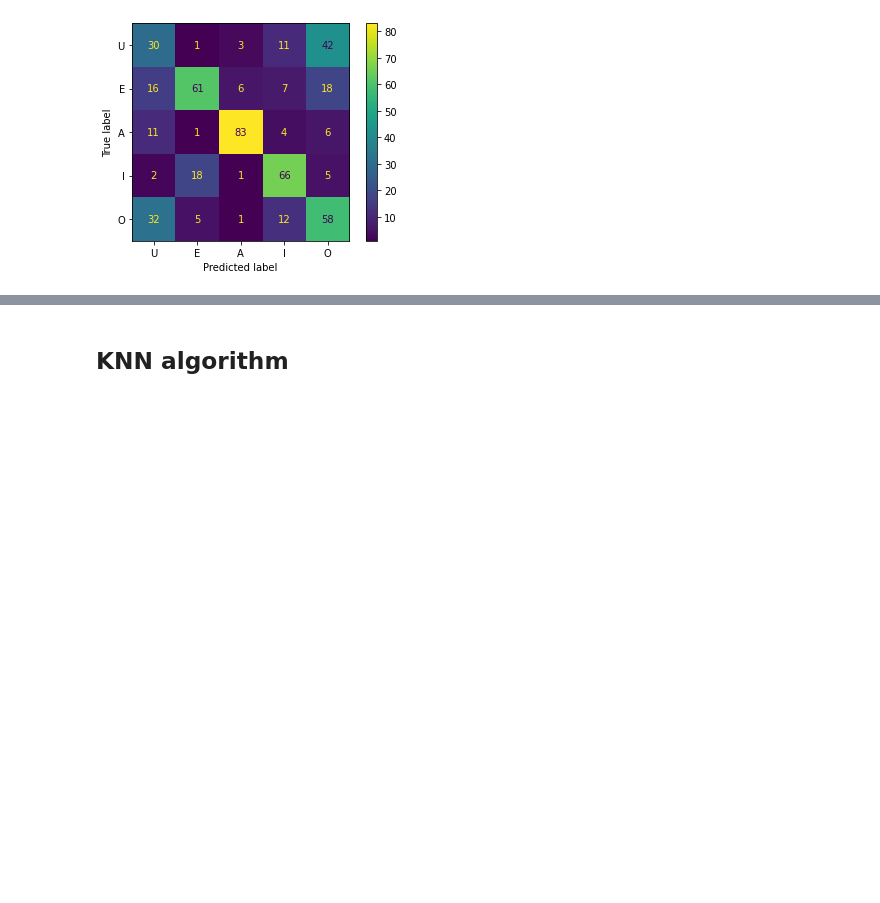
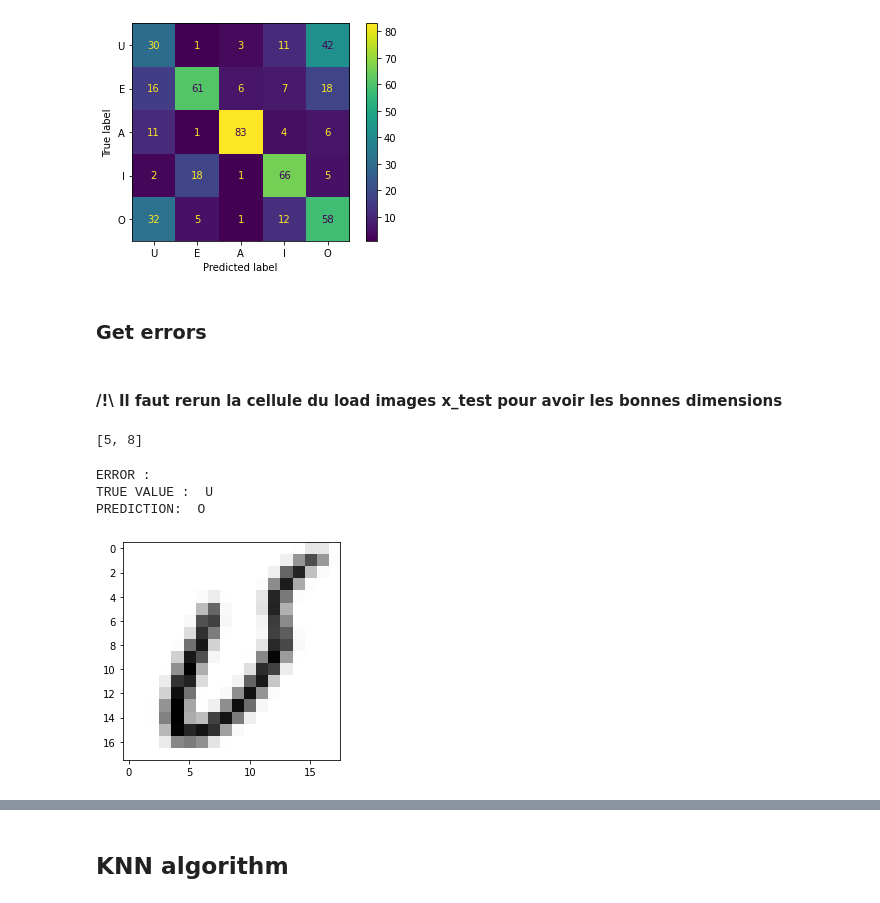
Before and after one commit to crazyjeannot/machine_learning_validation, a Jupyter notebook: 01_KMeans_&_KNN.ipynb, the cells around one changed output, grey strips where cells are left out. Drawn from its saved outputs; the diff is of its cells as text; code cells hidden in the pictures; blank space fills up the shorter version.

```diff
--- a/01_KMeans_&_KNN.ipynb
+++ b/01_KMeans_&_KNN.ipynb
@@ -166,6 +165,6 @@ E           1             61
 dtype: int64
 # %%
-preds_labelled = ['I' if elem == 3 else 'A' if elem == 2 else 'E' if elem == 1 else 'O' if elem == 4 else 'U' for elem in preds]
+preds_labelled = ['I' if elem == 4 else 'A' if elem == 1 else 'E' if elem == 0 else 'O' if elem == 2 else 'U' for elem in preds]
 # %% [markdown]
 ### Evaluation of predictions
 # %%
@@ -191,3 +190,7 @@ disp.plot()
 # %% [output]
 <sklearn.metrics._plot.confusion_matrix.ConfusionMatrixDisplay at 0x...>
 [figure]
+# %% [markdown]
+### Get errors
+# %% [markdown]
+#### /!\ Il faut rerun la cellule du load images x_test pour avoir les bonnes dimensions
@@ -193,0 +206,14 @@ disp.plot()
+# %%
+list_indice_errors[:2]
+# %% [output]
+[5, 8]
+# %%
+print("ERROR :")
+plt.imshow(x_test[5],cmap ="gray")
+print("TRUE VALUE : ", y_test[5])
+print("PREDICTION: ", preds_labelled[5])
+# %% [output]
+ERROR :
+TRUE VALUE :  U
+PREDICTION:  O
+[figure, added]
```
Also changed, not shown: parts of 22 cells of this notebook.
